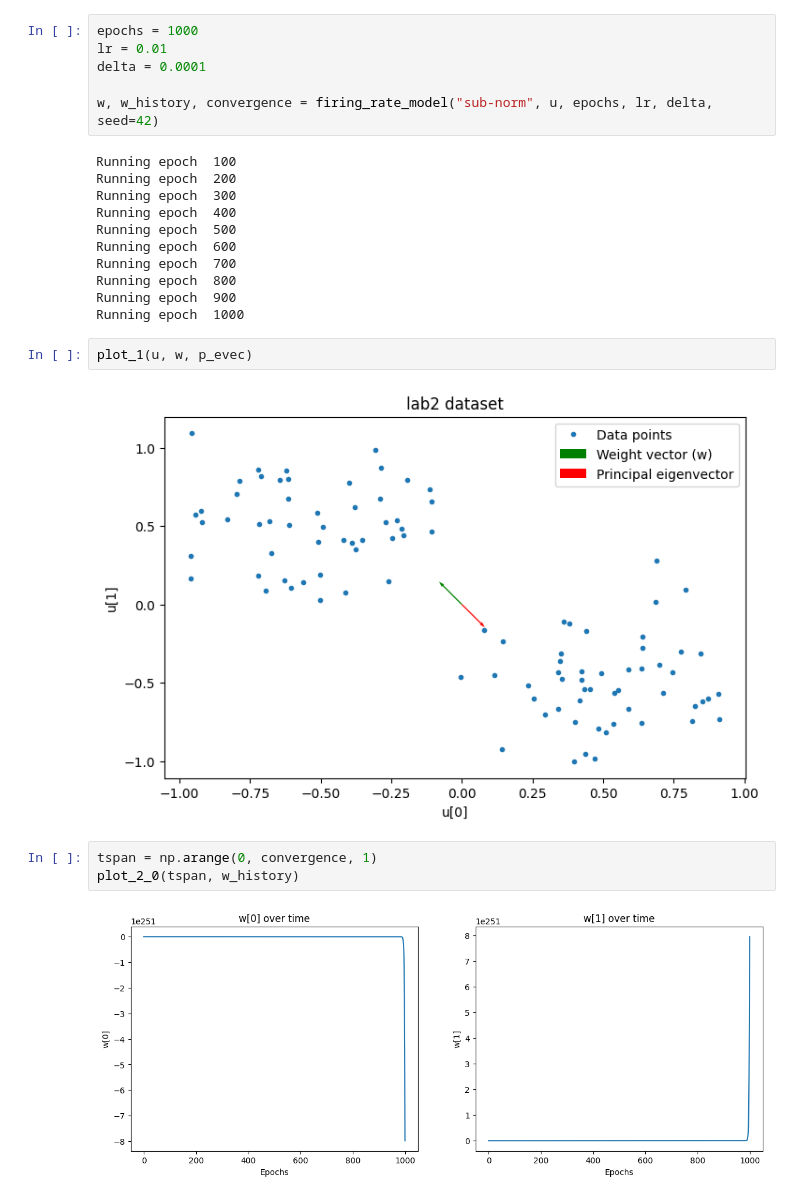
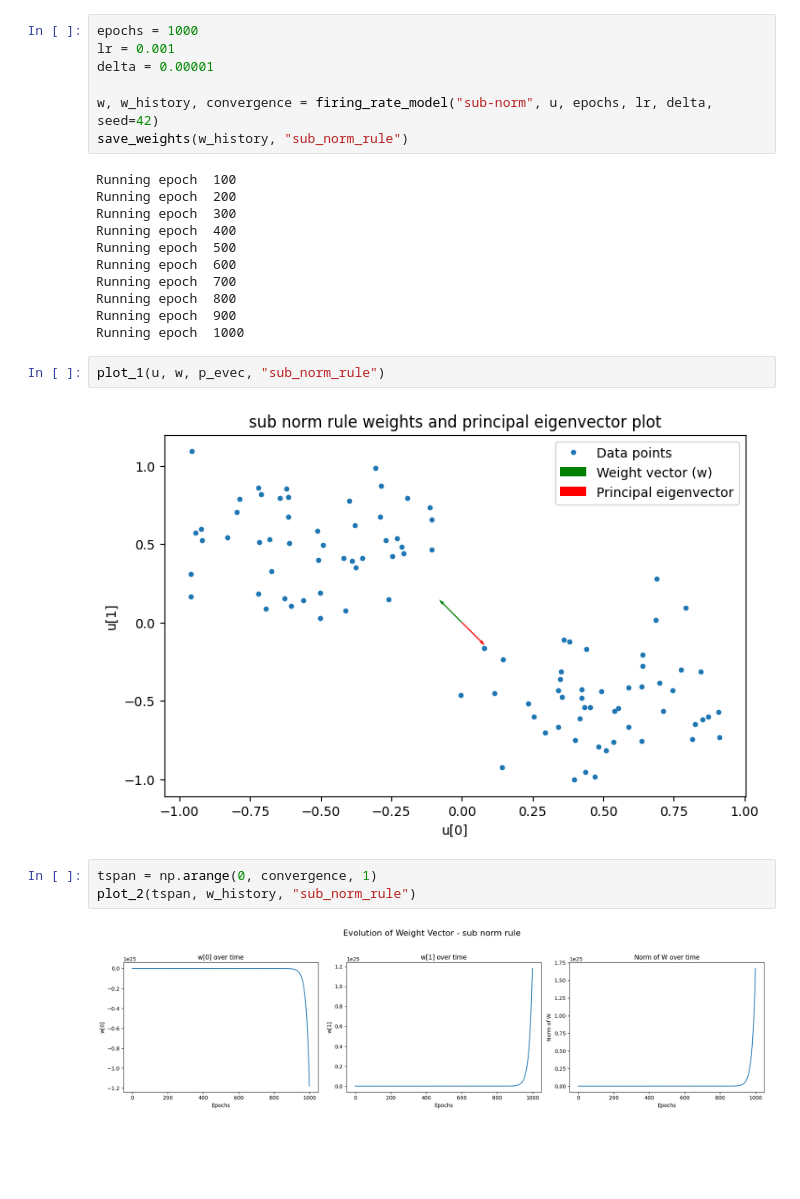
Before and after one commit to francealip/cns_lab, a Jupyter notebook: LAB2_1/hebb_rule.ipynb, the cells around one changed output. Saved outputs shown, nothing was run; the diff lists cells and outputs as text; blank space fills up the shorter version.

```diff
--- a/LAB2_1/hebb_rule.ipynb
+++ b/LAB2_1/hebb_rule.ipynb
@@ -101,10 +102,11 @@ plot_2_1(tspan, w_history, convergence)
 ### Assignment 3: Subtractive Normalization
 # %%
 epochs = 1000
-lr = 0.01
-delta = 0.0001
+lr = 0.001
+delta = 0.00001
 
 w, w_history, convergence = firing_rate_model("sub-norm", u, epochs, lr, delta, seed=42)
+save_weights(w_history, "sub_norm_rule")
 # %% [output]
 Running epoch  100
 Running epoch  200
@@ -117,11 +119,11 @@ Running epoch  800
 Running epoch  900
 Running epoch  1000
 # %%
-plot_1(u, w, p_evec)
+plot_1(u, w, p_evec, "sub_norm_rule")
 # %% [output]
-[figure, old version]
+[figure, new version]
 # %%
 tspan = np.arange(0, convergence, 1)
-plot_2_0(tspan, w_history)
+plot_2(tspan, w_history, "sub_norm_rule")
 # %% [output]
-[figure, old version]
+[figure, new version]
```
Also changed, not shown: parts of 27 cells of this notebook, 3 other files.
